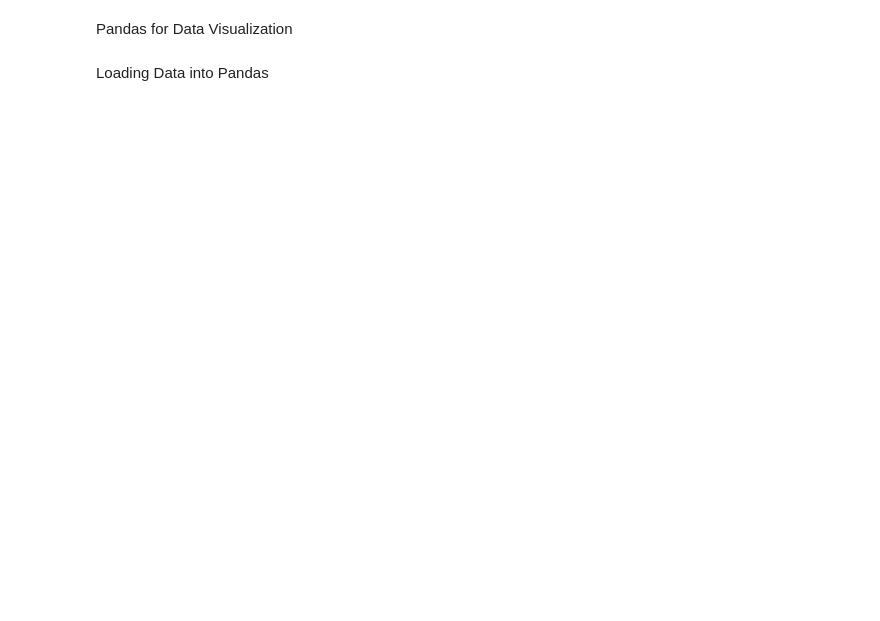
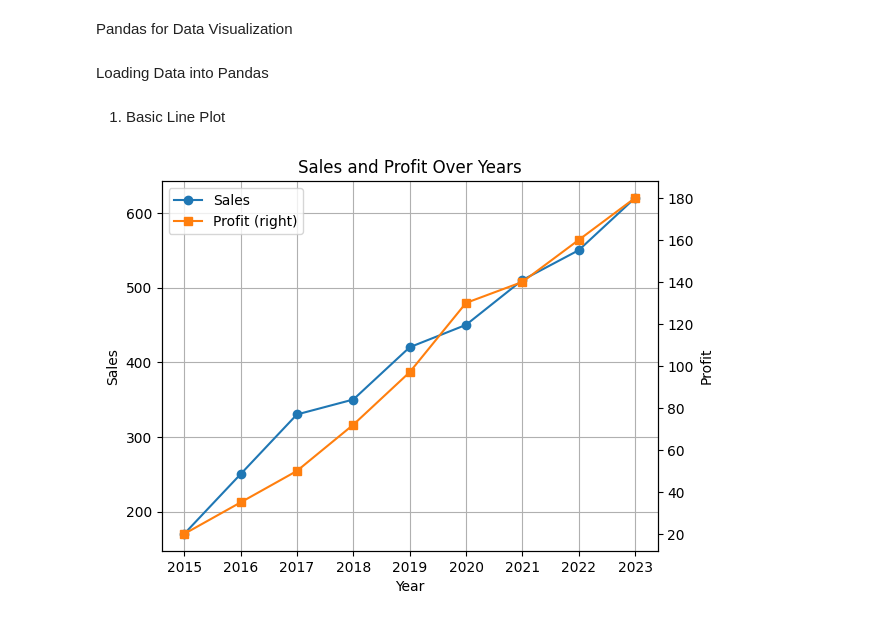
Before and after one commit to Hansaka2001/Data-Analysis-and-Visualization, a Jupyter notebook: pandas/code.ipynb, the cells around one changed output. Saved outputs shown, nothing was run; the diff lists cells and outputs as text; code cells hidden in the pictures; blank space fills up the shorter version.

Commit message:
plots

```diff
--- a/pandas/code.ipynb
+++ b/pandas/code.ipynb
@@ -25,3 +25,29 @@ data = {
 }
 
 df = pd.DataFrame(data)
+# %% [markdown]
+1. Basic Line Plot
+# %%
+import pandas as pd
+import matplotlib.pyplot as plt
+
+data = {
+    'Year': [2015, 2016, 2017, 2018, 2019, 2020,2021,2022,2023],
+    'Sales': [170, 250, 330, 350, 420, 450,510,550,620],
+    'Profit': [20, 35, 50, 72, 97, 130,140,160,180]
+}
+
+df = pd.DataFrame(data)
+
+# Plotting both Sales and Profit over the years
+ax = df.plot(x='Year', y='Sales', kind='line', marker='o', title='Sales and Profit Over Years')
+df.plot(x='Year', y='Profit', kind='line', marker='s', ax=ax, secondary_y=True)
+
+# Adding labels and grid
+ax.set_ylabel('Sales')
+ax.right_ax.set_ylabel('Profit')
+ax.grid(True)
+
+plt.show()
+# %% [output]
+[figure, added]
```
Also changed, not shown: parts of 15 cells of this notebook.
